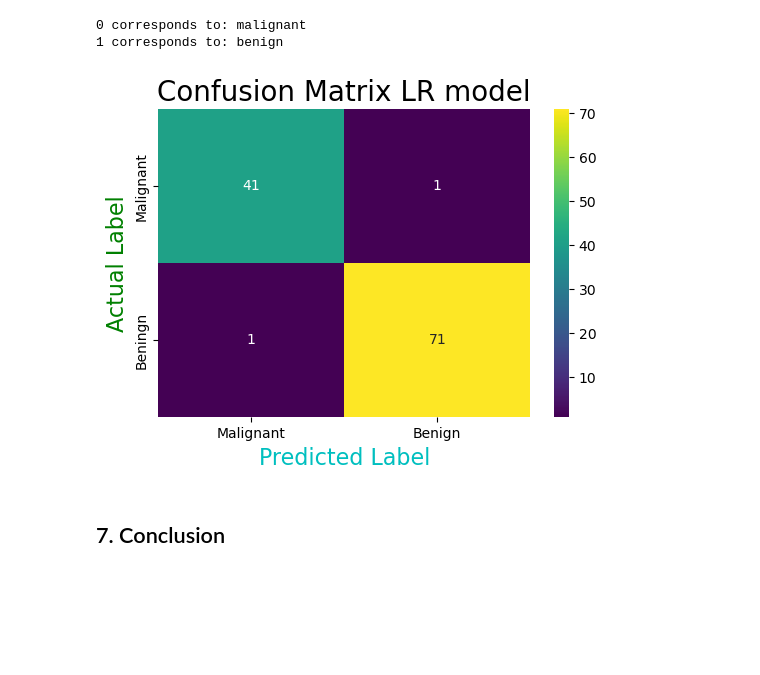
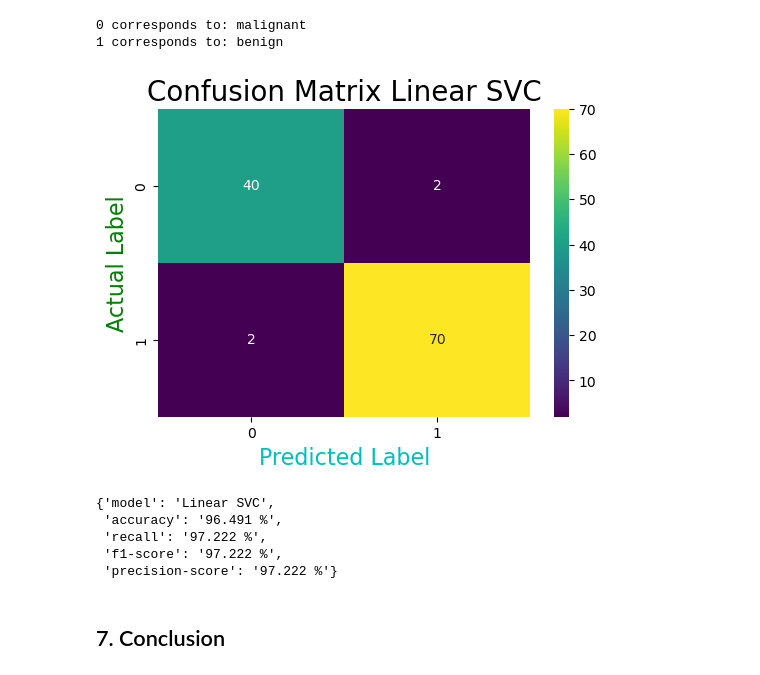
Before and after one commit to snowden1010/Breast-Cancer, a Jupyter notebook: Breast-Cancer-Classification.ipynb, the cells around one changed output. Saved outputs shown, nothing was run; the diff lists cells and outputs as text; code cells hidden in the pictures; blank space fills up the shorter version.

```diff
--- a/Breast-Cancer-Classification.ipynb
+++ b/Breast-Cancer-Classification.ipynb
@@ -463,14 +474,15 @@ print("1 corresponds to:", cancer.target_names[1])
 # %% [output]
 0 corresponds to: malignant
 1 corresponds to: benign
-# %%
-plt.figure(figsize=(6, 4))
-sns.heatmap(data=conf_mat, annot=True, cmap="viridis")
-plt.title("Confusion Matrix LR model", fontsize=20)
-plt.xlabel("Predicted Label", fontsize=16, c="c")
-plt.ylabel("Actual Label", fontsize=16, c="g")
-plt.show()
-# %% [output]
-[figure, removed]
+# %%
+l_svc_model_metrics = evaluate_model(l_svc_model, "Linear SVC", X_test_scaled, y_test)
+l_svc_model_metrics
+# %% [output]
+[figure, added]
+{'model': 'Linear SVC',
+ 'accuracy': '96.491 %',
+ 'recall': '97.222 %',
+ 'f1-score': '97.222 %',
+ 'precision-score': '97.222 %'}
 # %% [markdown]
 ## 7. Conclusion
```
Also changed, not shown: parts of 4 cells of this notebook, 1 other file.
